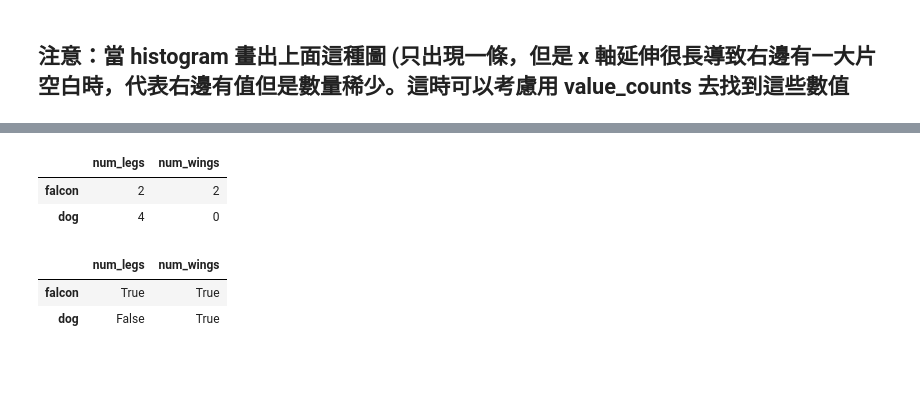
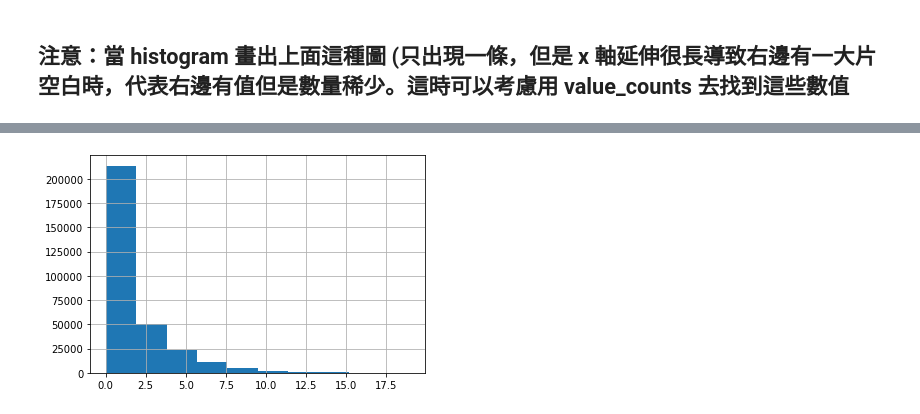
Before and after one commit to alexchen0228/Mechine_Learnig100Day, a Jupyter notebook: Day_009_HW.ipynb, the cells around one changed output, grey strips where cells are left out. Drawn from its saved outputs; the diff is of its cells as text; code cells hidden in the pictures; blank space fills up the shorter version.

```diff
--- a/Day_009_HW.ipynb
+++ b/Day_009_HW.ipynb
@@ -214,25 +253,12 @@ print(app_train['OBS_60_CNT_SOCIAL_CIRCLE'].value_counts().sort_index(ascending
 # %%
 # 把一些極端值暫時去掉，在繪製一次 Histogram
 # 選擇 OBS_60_CNT_SOCIAL_CIRCLE 小於 20 的資料點繪製
 """
 Your Code Here
 """
-loc_a =
-loc_b =
+loc_a = app_train.OBS_60_CNT_SOCIAL_CIRCLE < 20
 
-app_train.loc[loc_a, loc_b].hist()
+app_train['OBS_60_CNT_SOCIAL_CIRCLE'].loc[loc_a].hist()
 plt.show()
+# %% [output]
+[figure, added]
-# %%
-df = pd.DataFrame({'num_legs': [2, 4], 'num_wings': [2, 0]},
-                  index=['falcon', 'dog'])
-df
-# %% [output]
-|  | num_legs | num_wings |
-| falcon | 2 | 2 |
-| dog | 4 | 0 |
-# %%
-df.isin([0,2])
-# %% [output]
-|  | num_legs | num_wings |
-| falcon | True | True |
-| dog | False | True |
```
Also changed, not shown: parts of 13 cells of this notebook.
